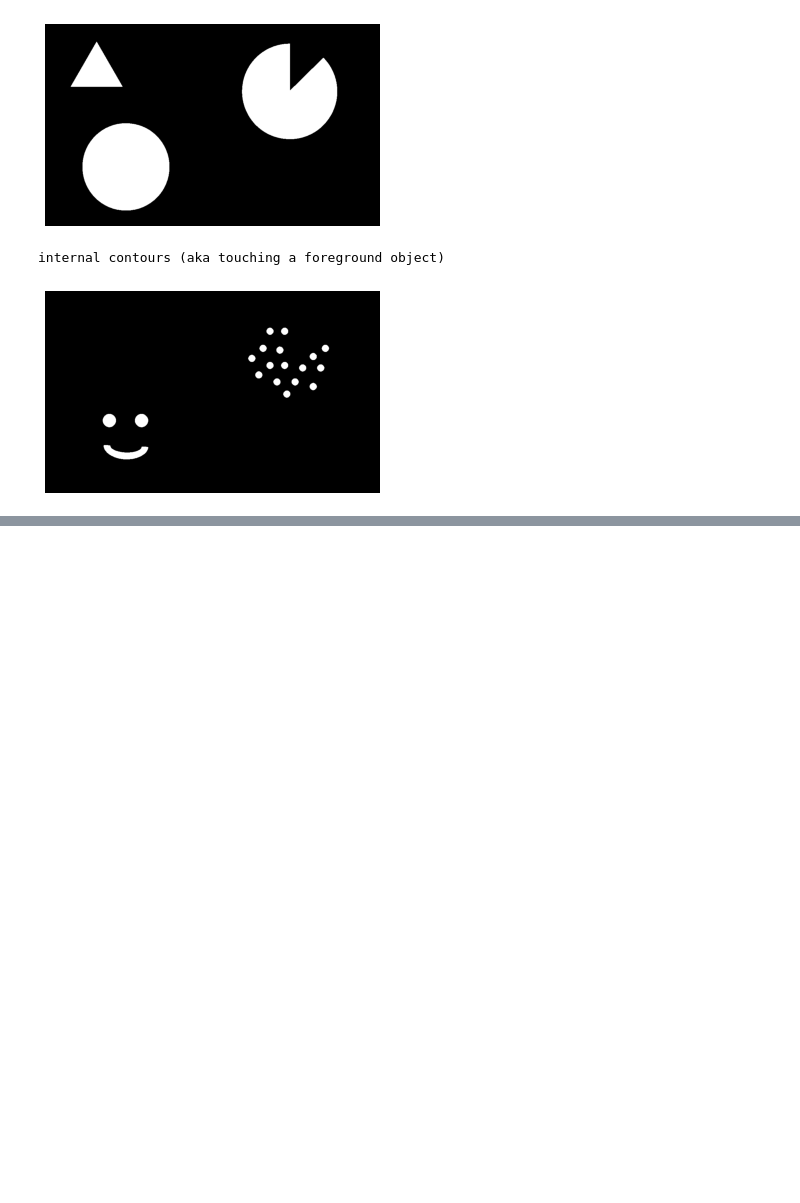
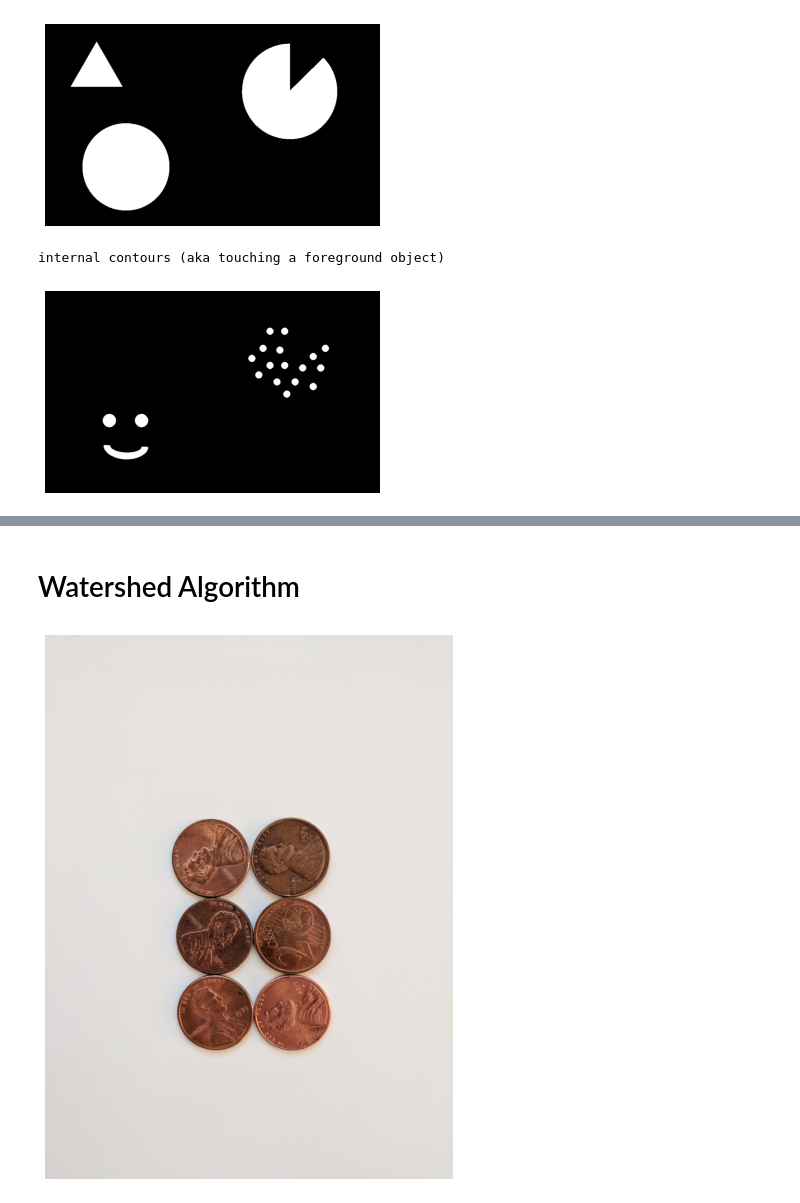
Before and after one commit to luisespriella9/Computer-Vision-Udemy, a Jupyter notebook: Object_Detection.ipynb, the cells around one changed output, grey strips where cells are left out. Saved outputs shown, nothing was run; the diff lists cells and outputs as text; code cells hidden in the pictures; blank space fills up the shorter version.

```diff
--- a/Object_Detection.ipynb
+++ b/Object_Detection.ipynb
@@ -222,0 +264,7 @@ internal contours (aka touching a foreground object)
+# %% [markdown]
+# Watershed Algorithm
+# %%
+sep_coins = load_image(working_directory+'/pennies.jpg')
+display(sep_coins)
+# %% [output]
+[figure, added]
```
Also changed, not shown: parts of 16 cells of this notebook.
